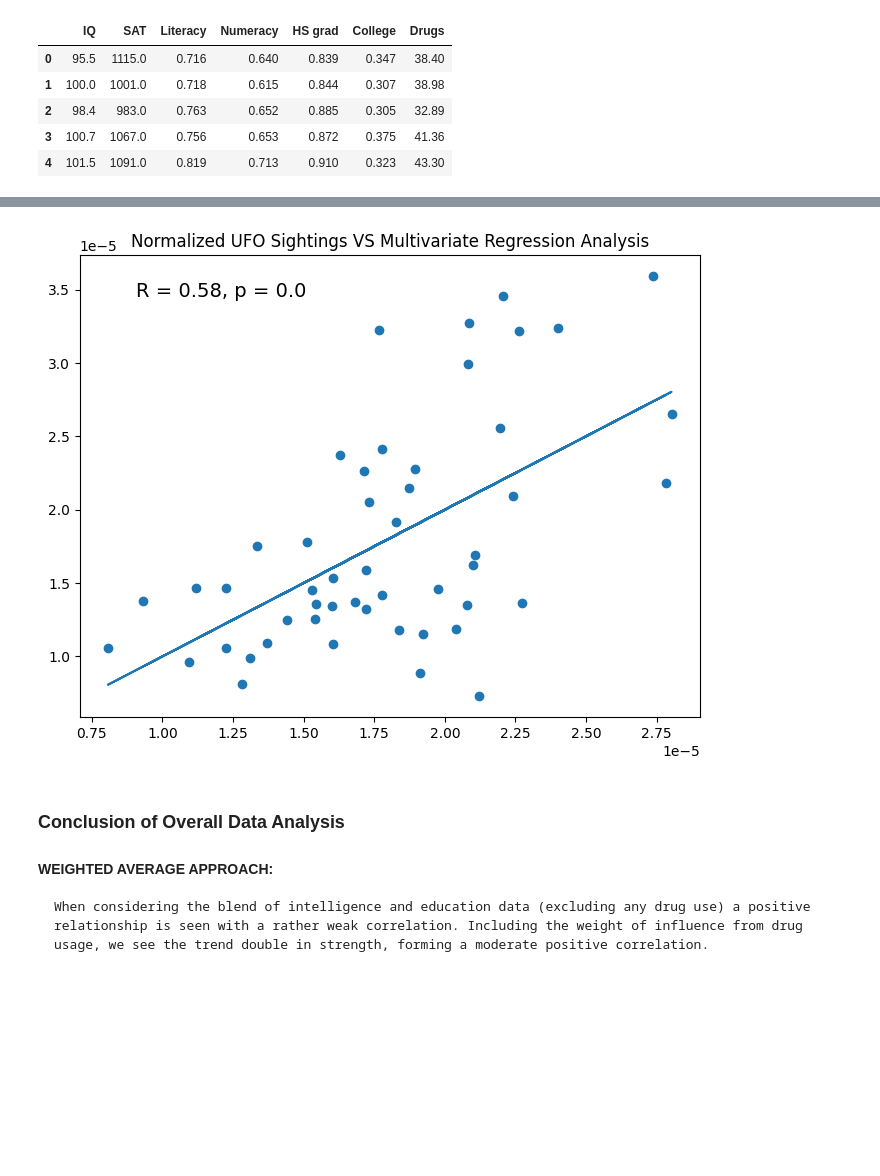
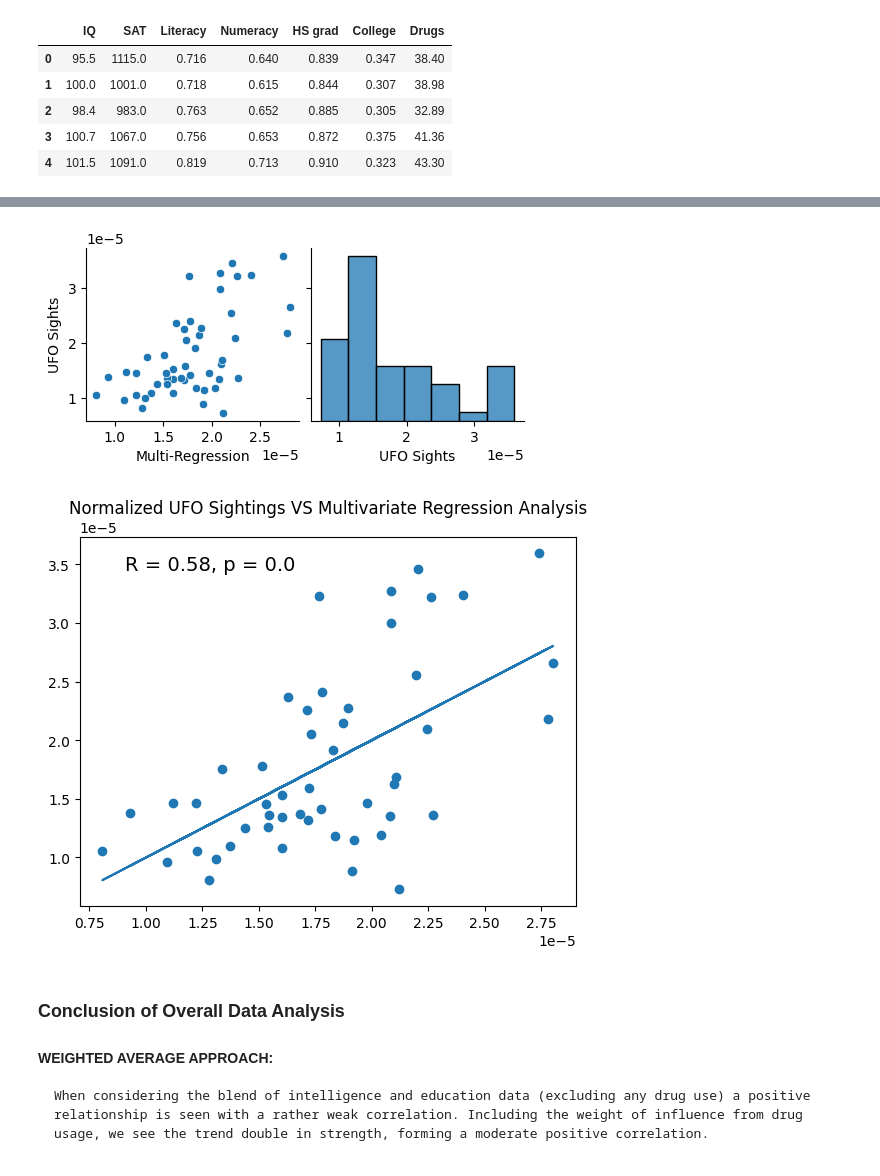
Before and after one commit to codycosta/ENGR201, a Jupyter notebook: weeks-9-10-final-project/project.ipynb, the cells around one changed output, grey strips where cells are left out. Saved outputs shown, nothing was run; the diff lists cells and outputs as text; code cells hidden in the pictures; blank space fills up the shorter version.

Commit message:
testing seaborn pairplot

```diff
--- a/weeks-9-10-final-project/project.ipynb
+++ b/weeks-9-10-final-project/project.ipynb
@@ -523,20 +523,23 @@ strong multicollinearity or other numerical problems.
 # %%
 coeffs = model.params
 
 output = coeffs * multi_regression_data
 sums = np.sum(output, axis=1)
 
 m10, b10 = np.polyfit(sums, normalized_ufo_sightings, 1)
 r10, p10 = stats.pearsonr(sums, normalized_ufo_sightings)
 
-plt.figure(figsize=[8, 6])
+sns.pairplot(pd.DataFrame({'Multi-Regression': sums, 'UFO Sights': normalized_ufo_sightings}), y_vars=['UFO Sights'])
+
+plt.figure()
 plt.scatter(sums, normalized_ufo_sightings)
 plt.plot(sums, m10 * sums + b10)
 plt.annotate(f'R = {np.round(r10, 2)}, p = {np.round(p10, 3)}', chart_coords(sums, normalized_ufo_sightings, position='ul'), fontsize=14)
 plt.title('Normalized UFO Sightings VS Multivariate Regression Analysis')
 plt.show()
 # %% [output]
-[figure, old version]
+[figure, new version]
+[figure, added]
 # %% [markdown]
 ### Conclusion of Overall Data Analysis
 #### WEIGHTED AVERAGE APPROACH:
```
Also changed, not shown: parts of 2 cells of this notebook, 1 other file.
